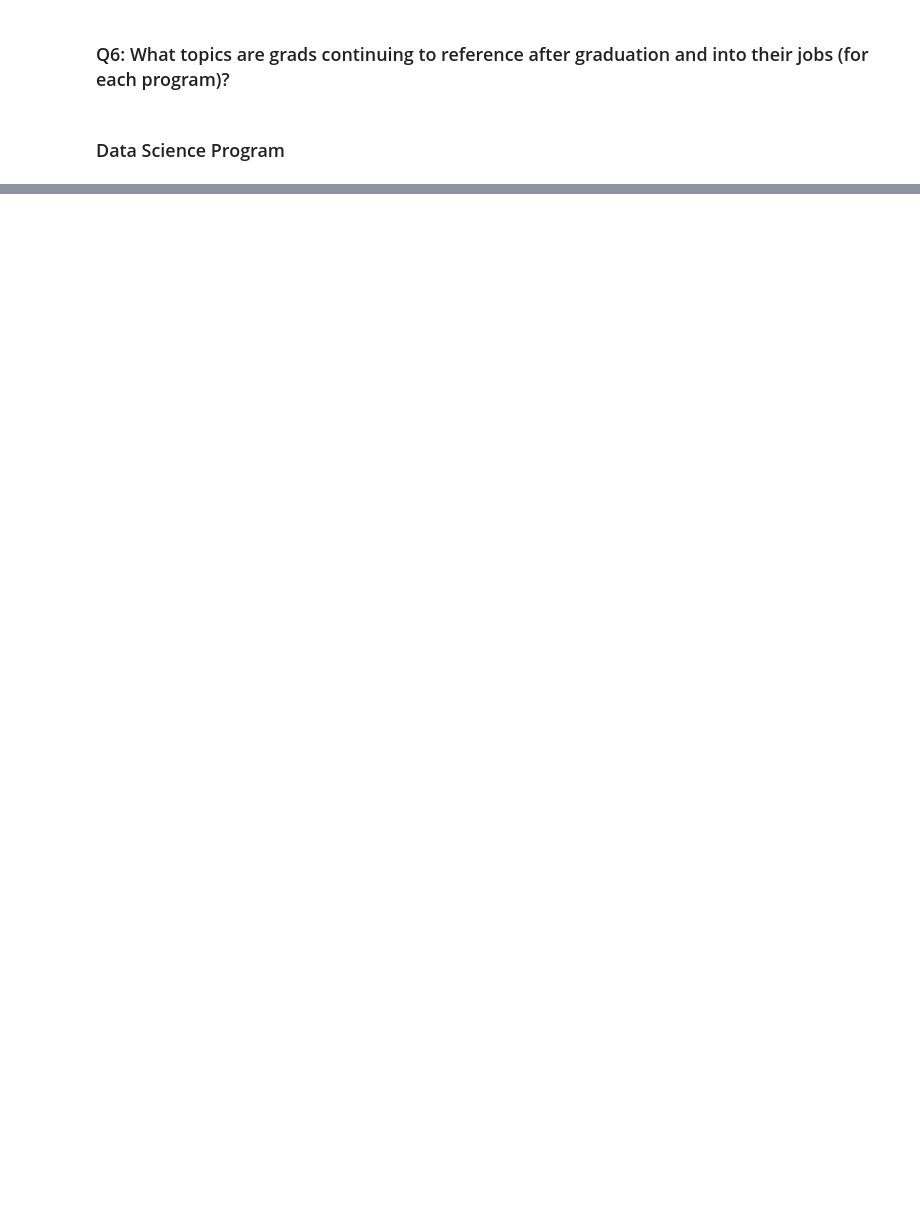
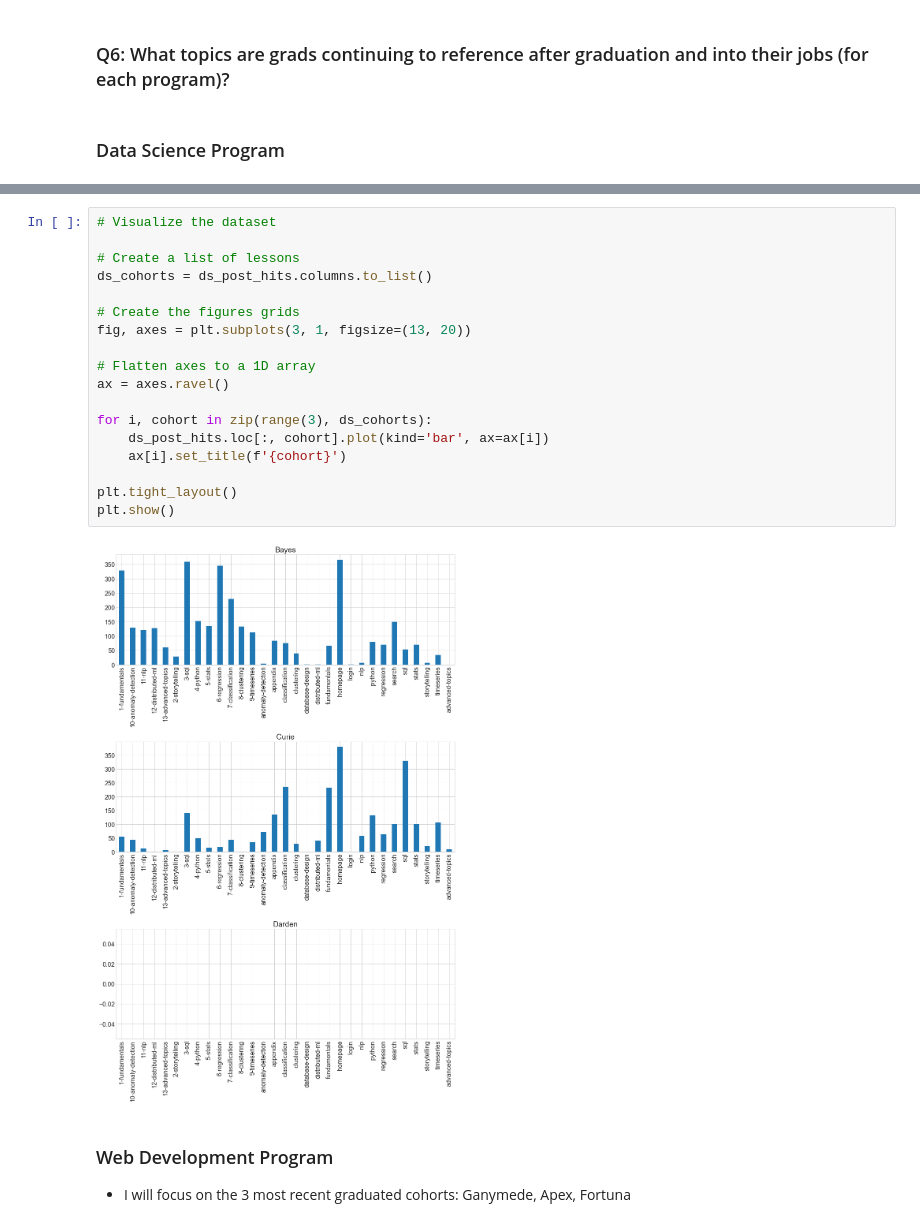
Before and after one commit to Yongliang-Shi/Anomaly-Detection-in-the-Curriculum-Access-Log, a Jupyter notebook: explore_log.ipynb, the cells around one changed output, grey strips where cells are left out. Saved outputs shown, nothing was run; the diff lists cells and outputs as text; blank space fills up the shorter version.

```diff
--- a/explore_log.ipynb
+++ b/explore_log.ipynb
@@ -569,0 +617,23 @@ plt.show()
+# %%
+# Visualize the dataset
+
+# Create a list of lessons
+ds_cohorts = ds_post_hits.columns.to_list()
+
+# Create the figures grids
+fig, axes = plt.subplots(3, 1, figsize=(13, 20))
+
+# Flatten axes to a 1D array
+ax = axes.ravel()
+
+for i, cohort in zip(range(3), ds_cohorts):
+    ds_post_hits.loc[:, cohort].plot(kind='bar', ax=ax[i])
+    ax[i].set_title(f'{cohort}')
+
+plt.tight_layout()
+plt.show()
+# %% [output]
+[figure, added]
+# %% [markdown]
+### Web Development Program
+- I will focus on the 3 most recent graduated cohorts: Ganymede, Apex, Fortuna
```
Also changed, not shown: parts of 13 cells of this notebook.
